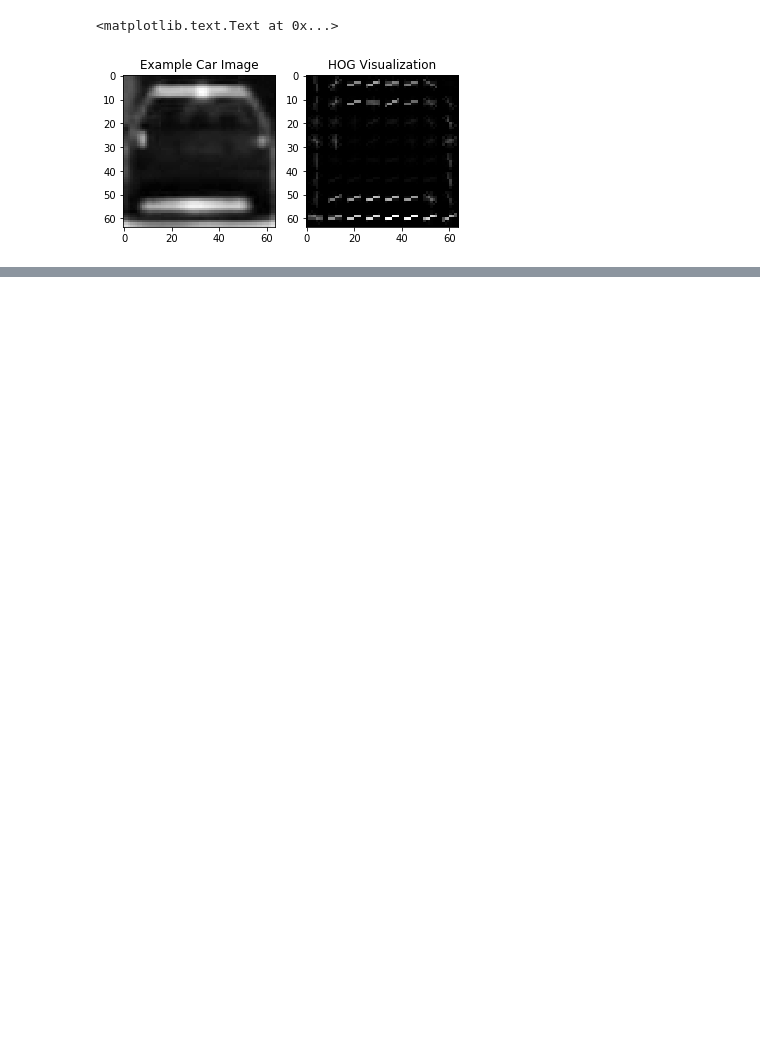
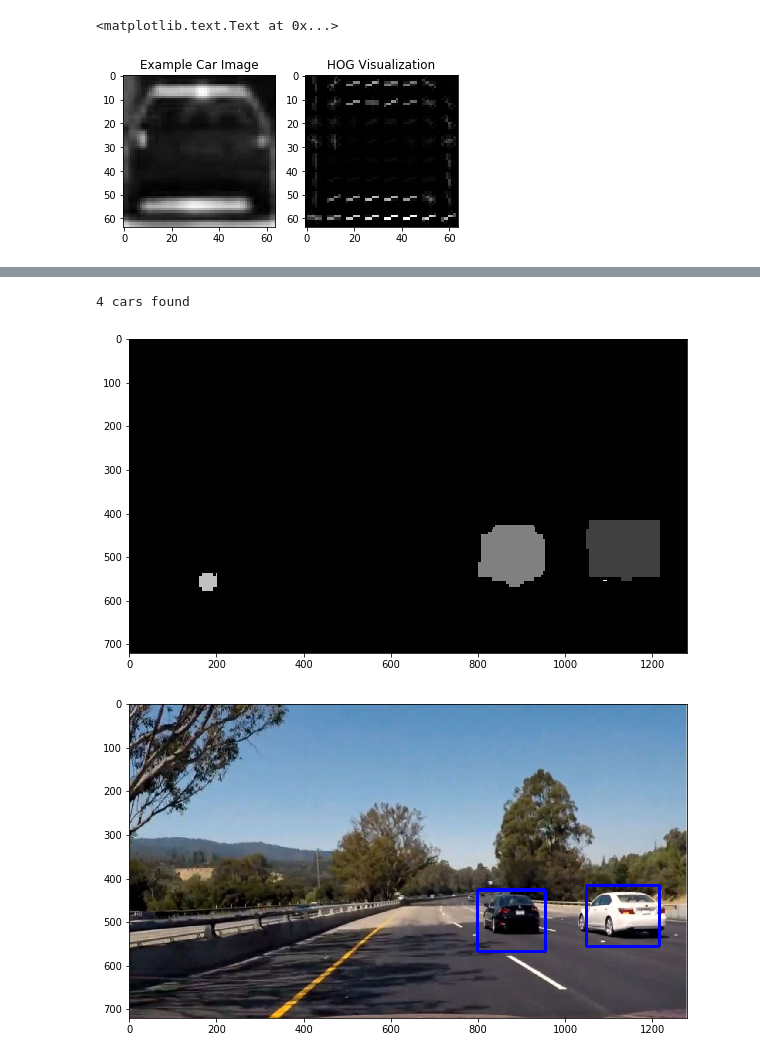
Before and after one commit to rahul1593/Vehicle-Detection-and-Tracking, a Jupyter notebook: test.ipynb, the cells around one changed output, grey strips where cells are left out. Drawn from its saved outputs; the diff is of its cells as text; code cells hidden in the pictures; blank space fills up the shorter version.

```diff
--- a/test.ipynb
+++ b/test.ipynb
@@ -413,0 +455,15 @@ About to Loop
+# %%
+plt.figure(figsize=(10,6))
+labels = label(heat_map)
+print(labels[1], 'cars found')
+plt.imshow(labels[0], cmap='gray')
+plt.show()
+
+plt.figure(figsize=(10,6))
+op = draw_labeled_bboxes(image, labels)
+plt.imshow(op)
+plt.show()
+# %% [output]
+4 cars found
+[figure, added]
+[figure, added]
```
Also changed, not shown: parts of 9 cells of this notebook.
